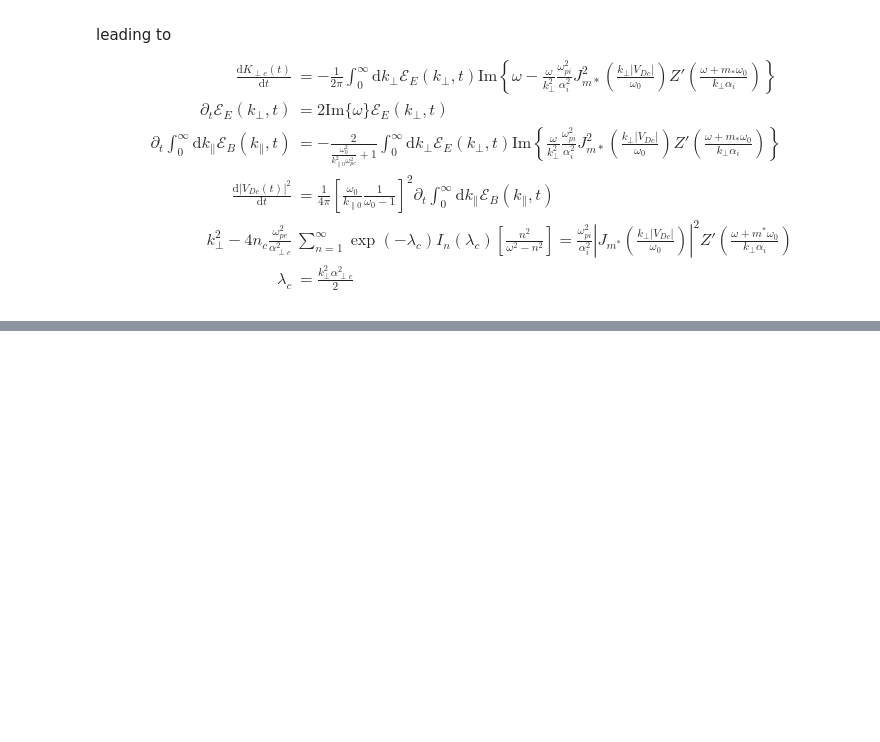
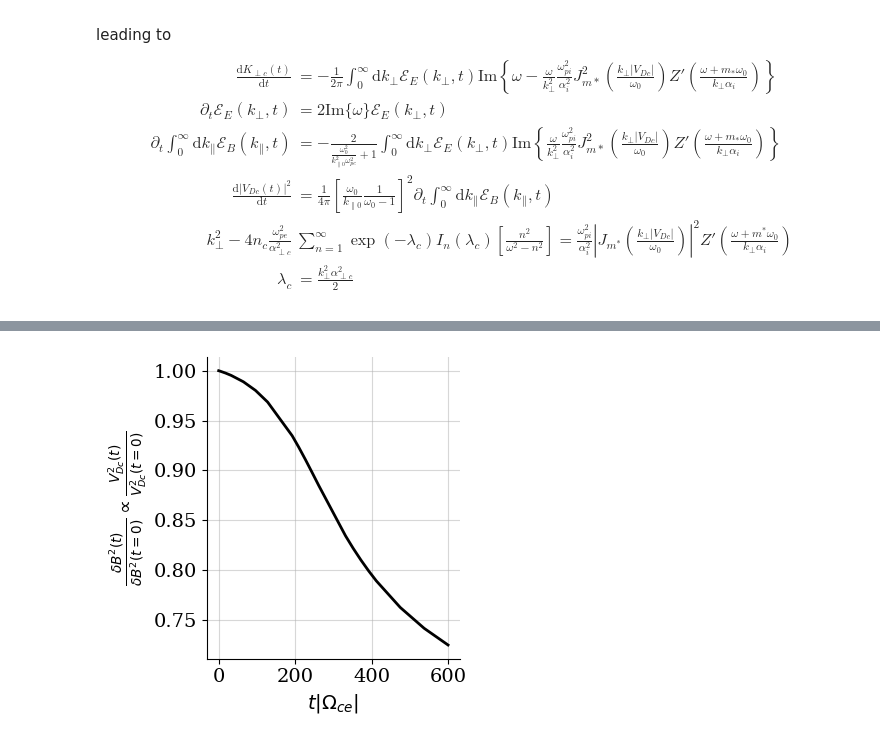
Before and after one commit to opaliss/QLT_whistler, a Jupyter notebook: secondary_waves/electrostatic_perpendicular_QLT.ipynb, the cells around one changed output, grey strips where cells are left out. Cells and saved outputs as stored; diff of their text form; code cells hidden in the pictures; blank space fills up the shorter version.

```diff
--- a/secondary_waves/electrostatic_perpendicular_QLT.ipynb
+++ b/secondary_waves/electrostatic_perpendicular_QLT.ipynb
@@ -103,15 +125,17 @@ plt.savefig("figs/secondary_QLT/perp_kinetic_energy.png", dpi=300, bbox_inches='
 # %%
 fig, ax = plt.subplots(figsize=(4, 4))
-ax.plot(result.t, result.y[1, :]/result.y[1, 0], color="black", linewidth=2)
+ax.plot(result.t, result.y[2, :]/result.y[2, 0], color="black", linewidth=2)
 
 ax.set_xlabel("$t|\Omega_{ce}|$")
 ax.set_ylabel(r"$\frac{\delta B^2(t)}{\delta B^2(t=0)} \propto \frac{V_{Dc}^2(t)}{V_{Dc}^2(t=0)}$")
 
 ax.spines['right'].set_visible(False)
 ax.spines['top'].set_visible(False)
 plt.grid(alpha=0.5)
 plt.tight_layout()
-plt.savefig("figs/secondary_QLT/perp_magnetic_energy.png", dpi=300, bbox_inches='tight')
+plt.savefig("../figs/secondary_QLT/perp/perp_magnetic_energy.png", dpi=300, bbox_inches='tight')
+# %% [output]
+[figure, added]
 # %%
 fig, ax = plt.subplots(figsize=(6, 4))
 kinetic_energy = result.y[0, :]
```
Also changed, not shown: parts of 9 cells of this notebook, 3 other files.
